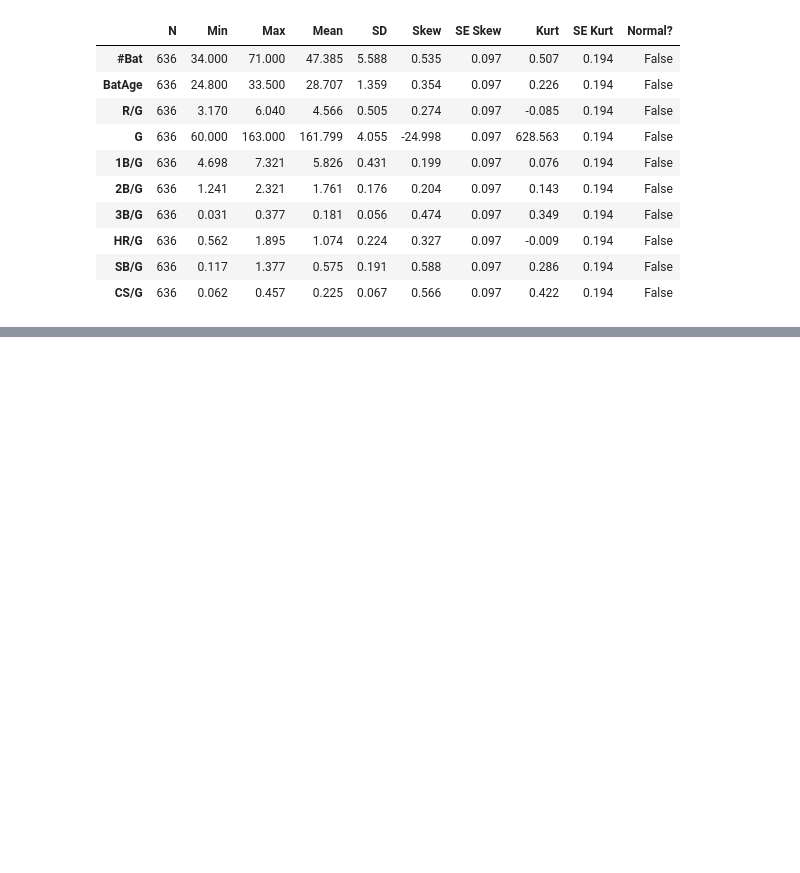
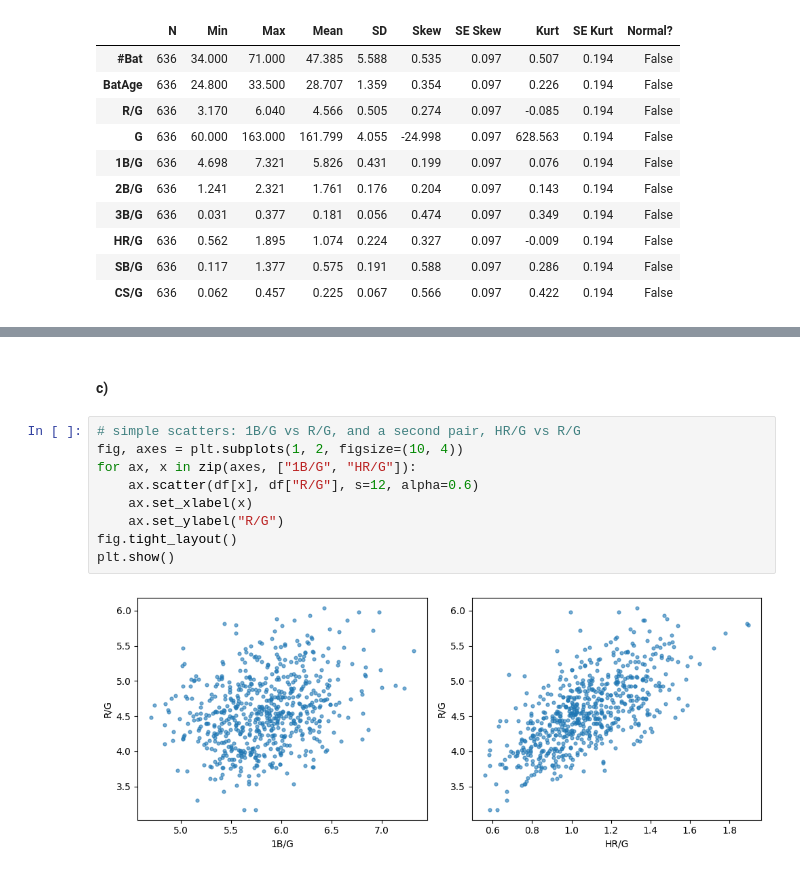
Before and after one commit to eltonneman/math4581_computer_lab, a Jupyter notebook: teamstats_report.ipynb, the cells around one changed output, grey strips where cells are left out. Saved outputs shown, nothing was run; the diff lists cells and outputs as text; blank space fills up the shorter version.

```diff
--- a/teamstats_report.ipynb
+++ b/teamstats_report.ipynb
@@ -32,0 +83,13 @@ display(t.round(3))
+# %% [markdown]
+#### c)
+# %%
+# simple scatters: 1B/G vs R/G, and a second pair, HR/G vs R/G
+fig, axes = plt.subplots(1, 2, figsize=(10, 4))
+for ax, x in zip(axes, ["1B/G", "HR/G"]):
+    ax.scatter(df[x], df["R/G"], s=12, alpha=0.6)
+    ax.set_xlabel(x)
+    ax.set_ylabel("R/G")
+fig.tight_layout()
+plt.show()
+# %% [output]
+[figure, added]
```
Also changed, not shown: parts of 9 cells of this notebook.
